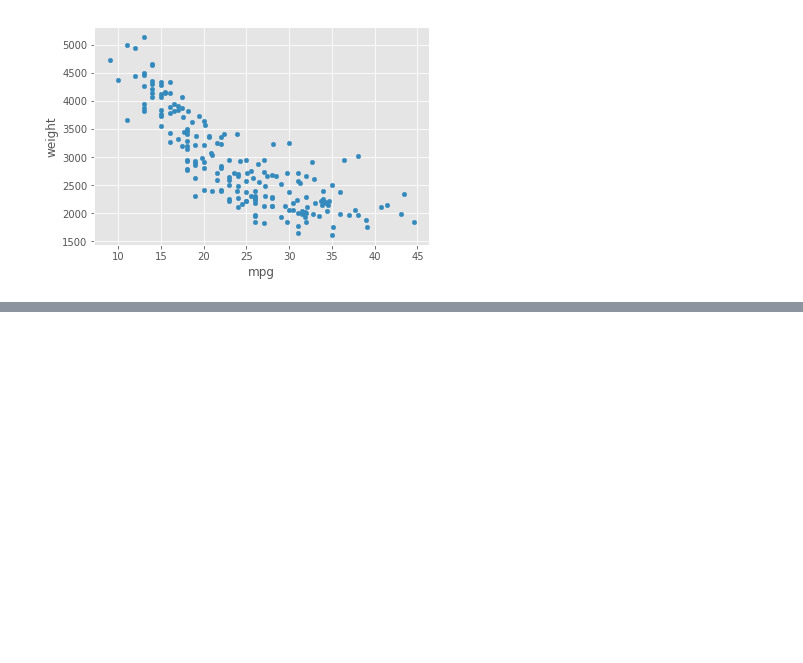
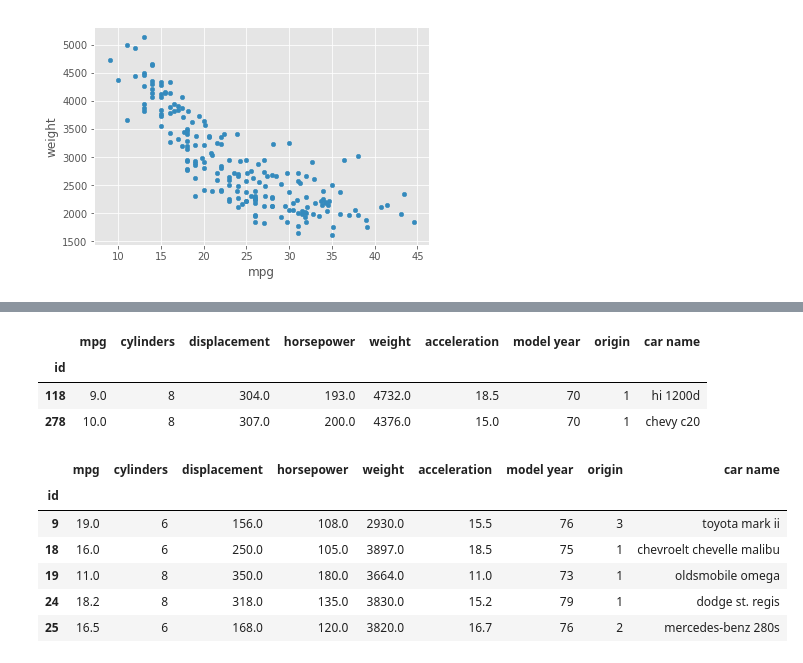
Before and after one commit to huginn-9157/TIL, a Jupyter notebook: Python/Signate_practice1.ipynb, the cells around one changed output, grey strips where cells are left out. Cells and saved outputs as stored; diff of their text form; code cells hidden in the pictures; blank space fills up the shorter version.

```diff
--- a/Python/Signate_practice1.ipynb
+++ b/Python/Signate_practice1.ipynb
@@ -271,0 +297,19 @@ df.plot(kind='scatter', x='mpg', y='weight')
+# %%
+df[df['mpg'] <= 10]
+# %% [output]
+|  | mpg | cylinders | displacement | horsepower | weight | acceleration | model year | origin | car name |
+| id |  |  |  |  |  |  |  |  |  |
+| 118 | 9.0 | 8 | 304.0 | 193.0 | 4732.0 | 18.5 | 70 | 1 | hi 1200d |
+| 278 | 10.0 | 8 | 307.0 | 200.0 | 4376.0 | 15.0 | 70 | 1 | chevy c20 |
+# %%
+# 複数条件指定 () & ()
+# or : '|', not : '~'
+df[(df['mpg'] > 10) & (df['mpg'] <= 20)].head()
+# %% [output]
+|  | mpg | cylinders | displacement | horsepower | weight | acceleration | model year | origin | car name |
+| id |  |  |  |  |  |  |  |  |  |
+| 9 | 19.0 | 6 | 156.0 | 108.0 | 2930.0 | 15.5 | 76 | 3 | toyota mark ii |
+| 18 | 16.0 | 6 | 250.0 | 105.0 | 3897.0 | 18.5 | 75 | 1 | chevroelt chevelle malibu |
+| 19 | 11.0 | 8 | 350.0 | 180.0 | 3664.0 | 11.0 | 73 | 1 | oldsmobile omega |
+| 24 | 18.2 | 8 | 318.0 | 135.0 | 3830.0 | 15.2 | 79 | 1 | dodge st. regis |
+| 25 | 16.5 | 6 | 168.0 | 120.0 | 3820.0 | 16.7 | 76 | 2 | mercedes-benz 280s |
```
Also changed, not shown: parts of 9 cells of this notebook, 1 other file.
